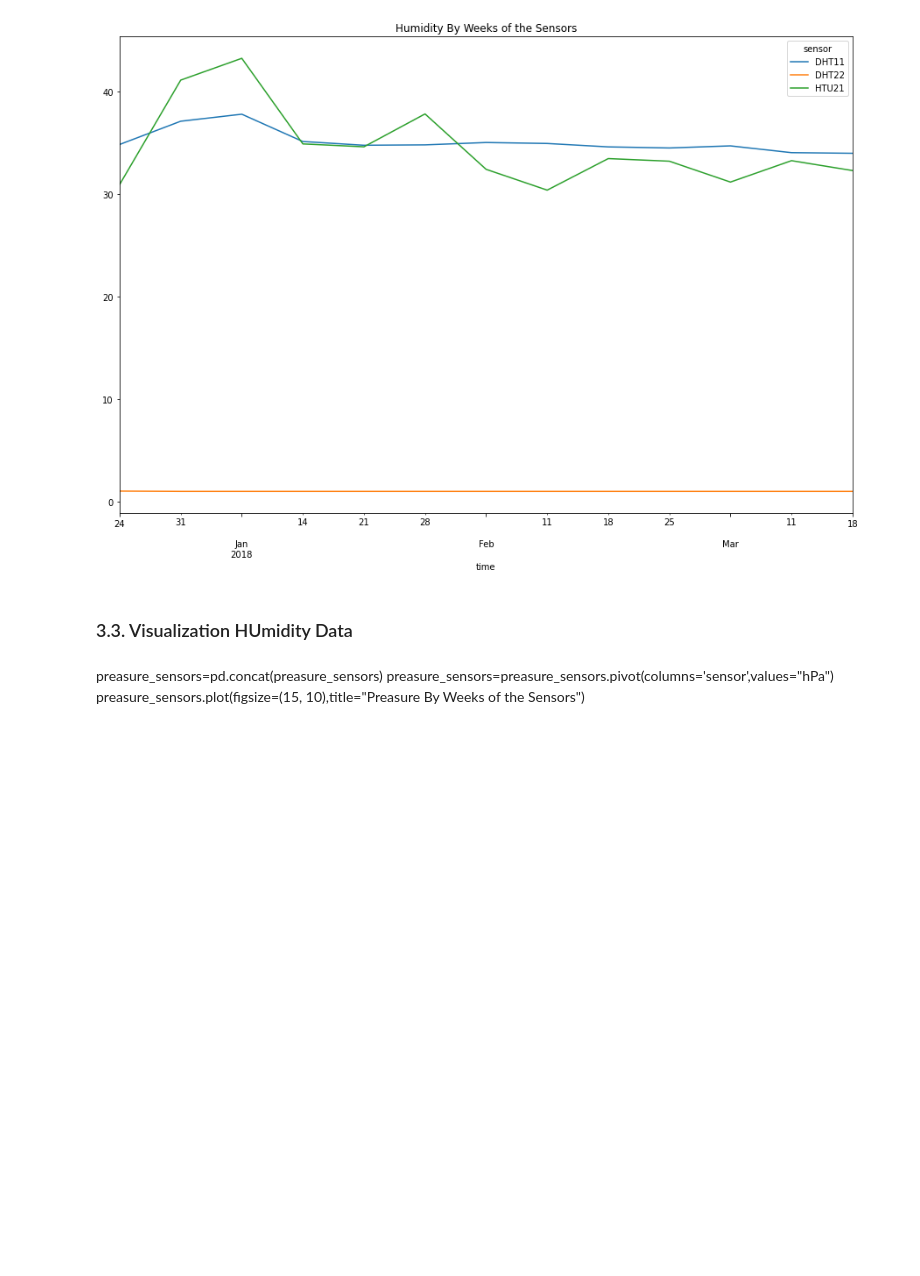
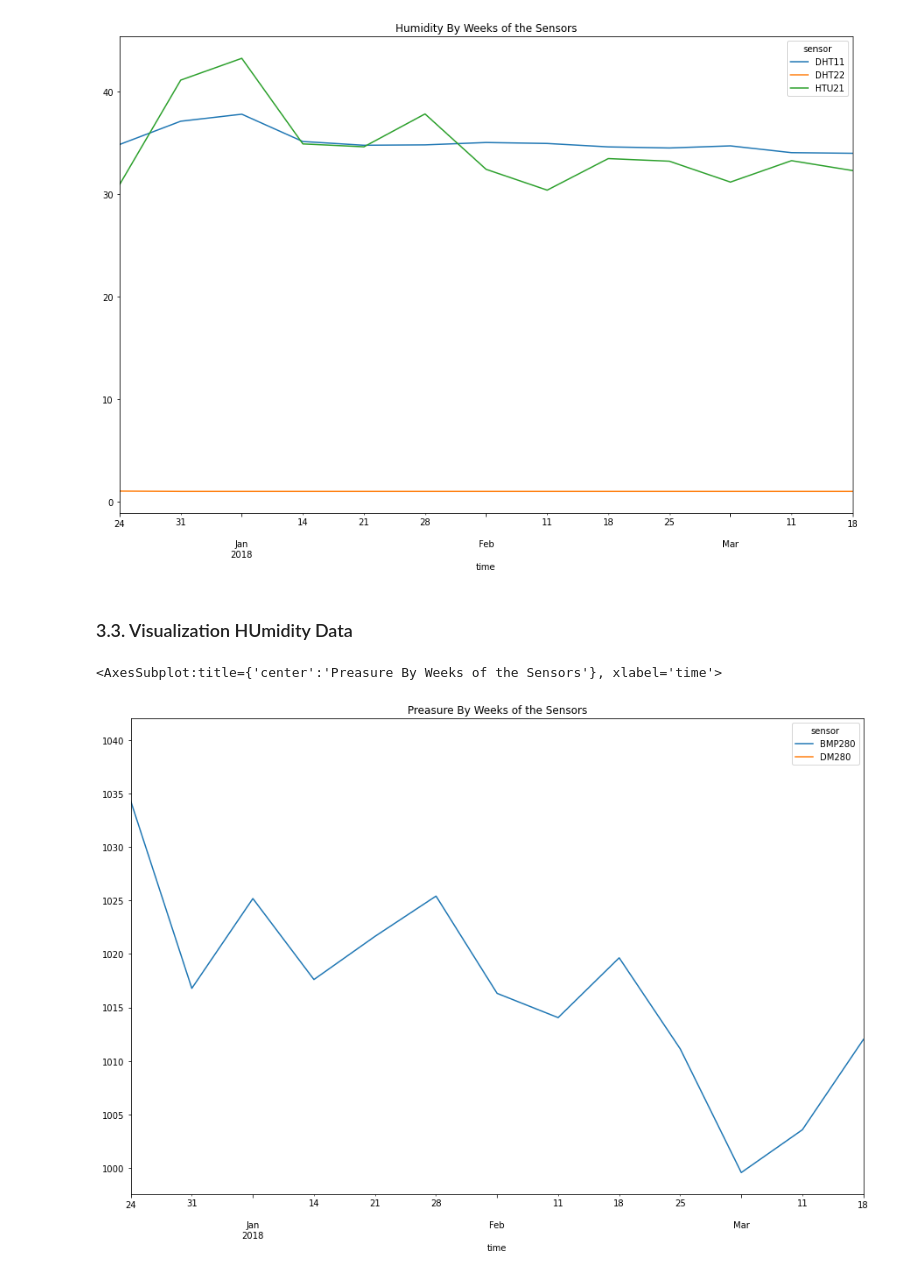
Before and after one commit to elskater98/BasicDataScience, a Jupyter notebook: measures/notebooks/measures.ipynb, the cells around one changed output. Cells and saved outputs as stored; diff of their text form; code cells hidden in the pictures; blank space fills up the shorter version.

```diff
--- a/measures/notebooks/measures.ipynb
+++ b/measures/notebooks/measures.ipynb
@@ -10,13 +13,13 @@ import matplotlib.pyplot as plt
 csv_files = list()
 json_files = list()
 
-rel_path="../data/raw/"
+rel_path="../data/raw/measures/"
 for root, dirs, files in os.walk(rel_path):
     for filename in files:
         split_filename = filename.split('-')
-        if len(split_filename) == 3 and filename.split('.')[1] == 'csv':
+        if filename.split('.')[1] == 'csv':
             csv_files.append({"data":pd.read_csv(rel_path + filename, parse_dates =["time"], index_col ="time"),"type":split_filename[0],"sensor":split_filename[1]})
-        if len(split_filename) == 3 and filename.split('.')[1] == 'json':
+        if filename.split('.')[1] == 'json':
             json_files.append({"data":pd.read_json(rel_path + filename,lines=True,convert_dates=['time']),"type":split_filename[0],"sensor":split_filename[1]})
 print(csv_files[:1])
 print(json_files[:1])
@@ -156,7 +168,10 @@ humidity_sensors.plot(figsize=(15, 10),title="Humidity By Weeks of the Sensors")
 [figure]
 # %% [markdown]
 ### 3.3. Visualization HUmidity Data
-# %% [markdown]
-preasure_sensors=pd.concat(preasure_sensors)
-preasure_sensors=preasure_sensors.pivot(columns='sensor',values="hPa")
-preasure_sensors.plot(figsize=(15, 10),title="Preasure By Weeks of the Sensors")
+# %%
+preasure_sensors=pd.concat(preasure_sensors)
+preasure_sensors=preasure_sensors.pivot(columns='sensor',values="hPa")
+preasure_sensors.plot(figsize=(15, 10),title="Preasure By Weeks of the Sensors")
+# %% [output]
+<AxesSubplot:title={'center':'Preasure By Weeks of the Sensors'}, xlabel='time'>
+[figure, added]
```
Also changed, not shown: parts of 8 cells of this notebook, 2 other files.
